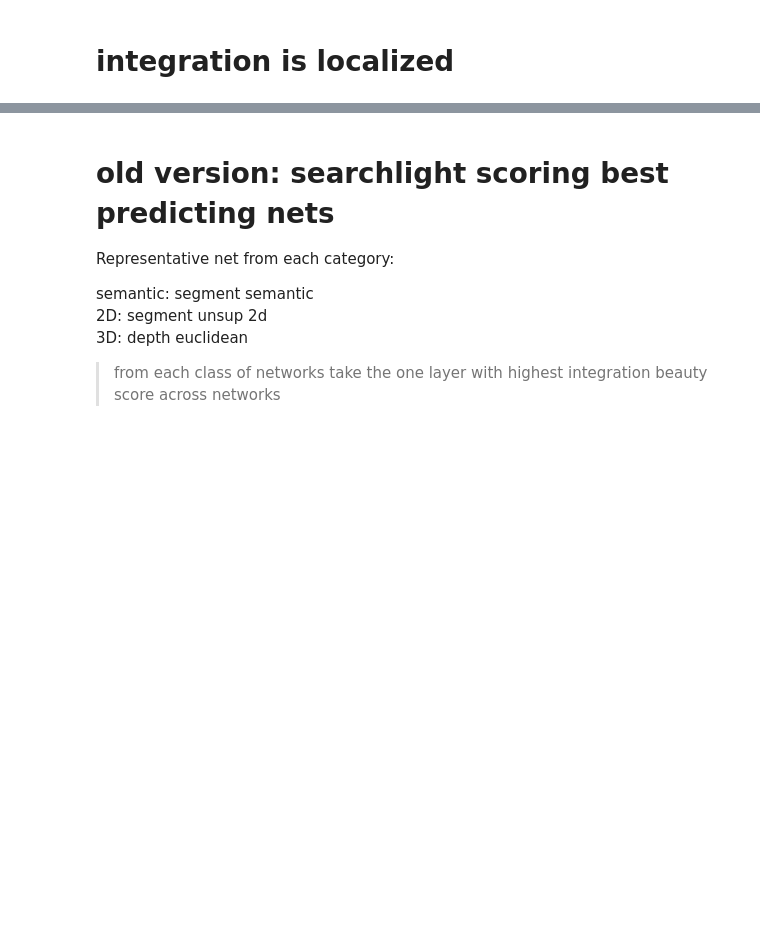
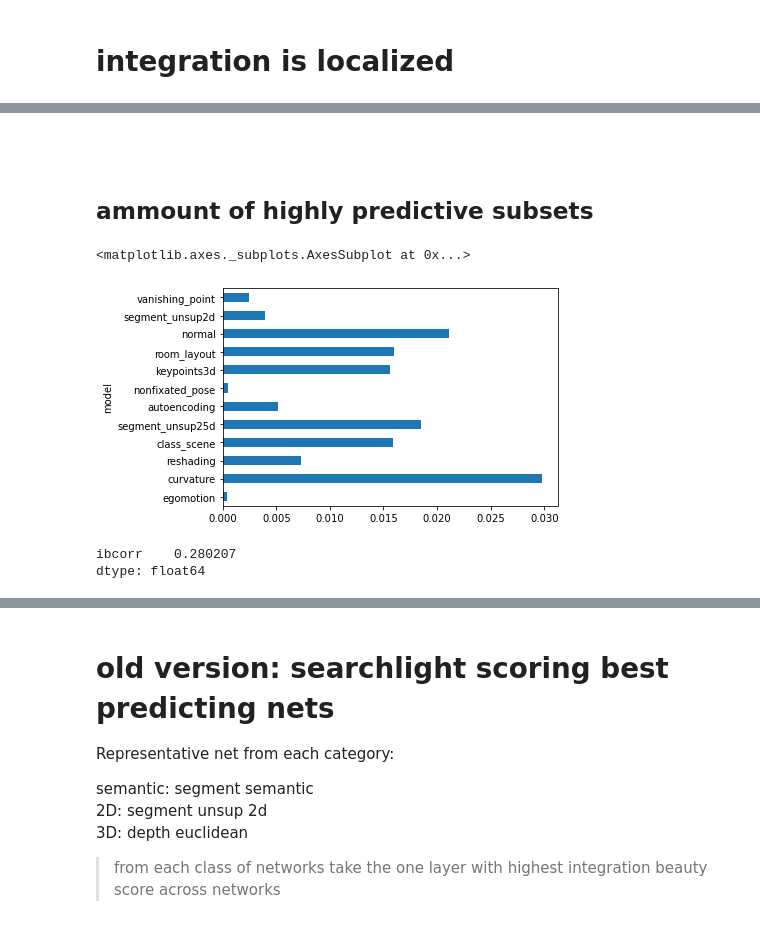
Before and after one commit to toniklenk/analysis-taskonomy, a Jupyter notebook: scripts/factor3 spatialintegration.ipynb, the cells around one changed output, grey strips where cells are left out. Cells and saved outputs as stored; diff of their text form; code cells hidden in the pictures; blank space fills up the shorter version.

Commit message:
first plots for spatial subset analysis

```diff
--- a/scripts/factor3 spatialintegration.ipynb
+++ b/scripts/factor3 spatialintegration.ipynb
@@ -368,0 +561,24 @@ predictor_rdm_3.to_hdf(
+# %%
+# load
+subset_correlations = pd.read_hdf(
+    os.path.join(
+        PATH_RESULTS, "spatial integration", "subset correlations", "study3 scale4.h5"
+    ),
+    key="subset correlations",
+)
+# %%
+# get mask for significant subsets
+subset_significance = subset_correlations.pvalue.groupby("model").apply(
+    lambda g: g < 0.05 / len(g)
+)
+# %% [markdown]
+##
+# %% [markdown]
+## ammount of highly predictive subsets
+# %%
+subset_significance_ratio = subset_significance.groupby("model").sum()/subset_significance.groupby("model").count()
+# %%
+subset_significance_ratio[_models_ordered[::-1]].plot.barh()
+# %% [output]
+<matplotlib.axes._subplots.AxesSubplot at 0x...>
+[figure, added]
@@ -368,0 +587,5 @@ predictor_rdm_3.to_hdf(
+# %%
+dfibc.loc["egomotion"].max()
+# %% [output]
+ibcorr    0.280207
+dtype: float64
```
Also changed, not shown: parts of 41 cells of this notebook, 3 other files.
